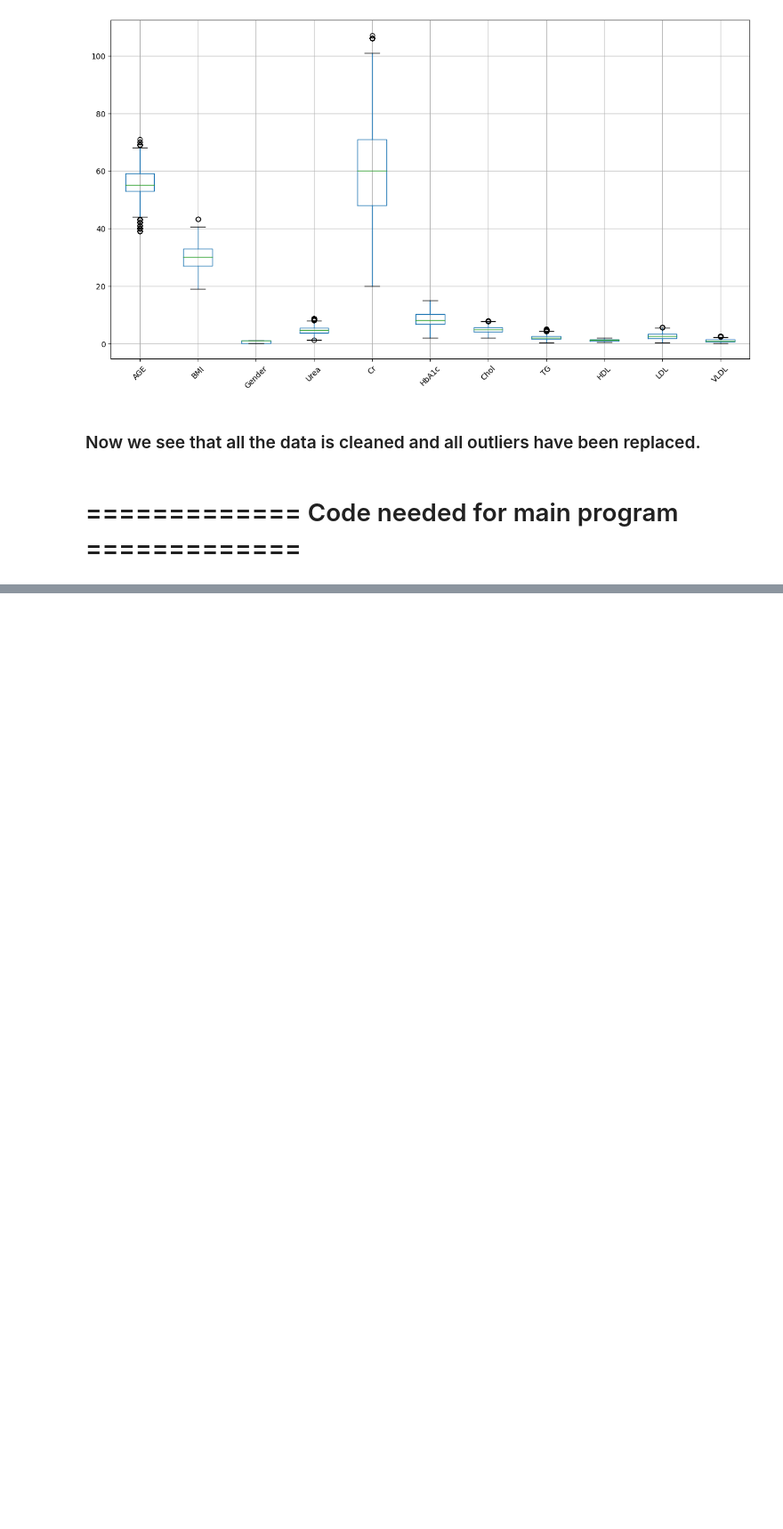
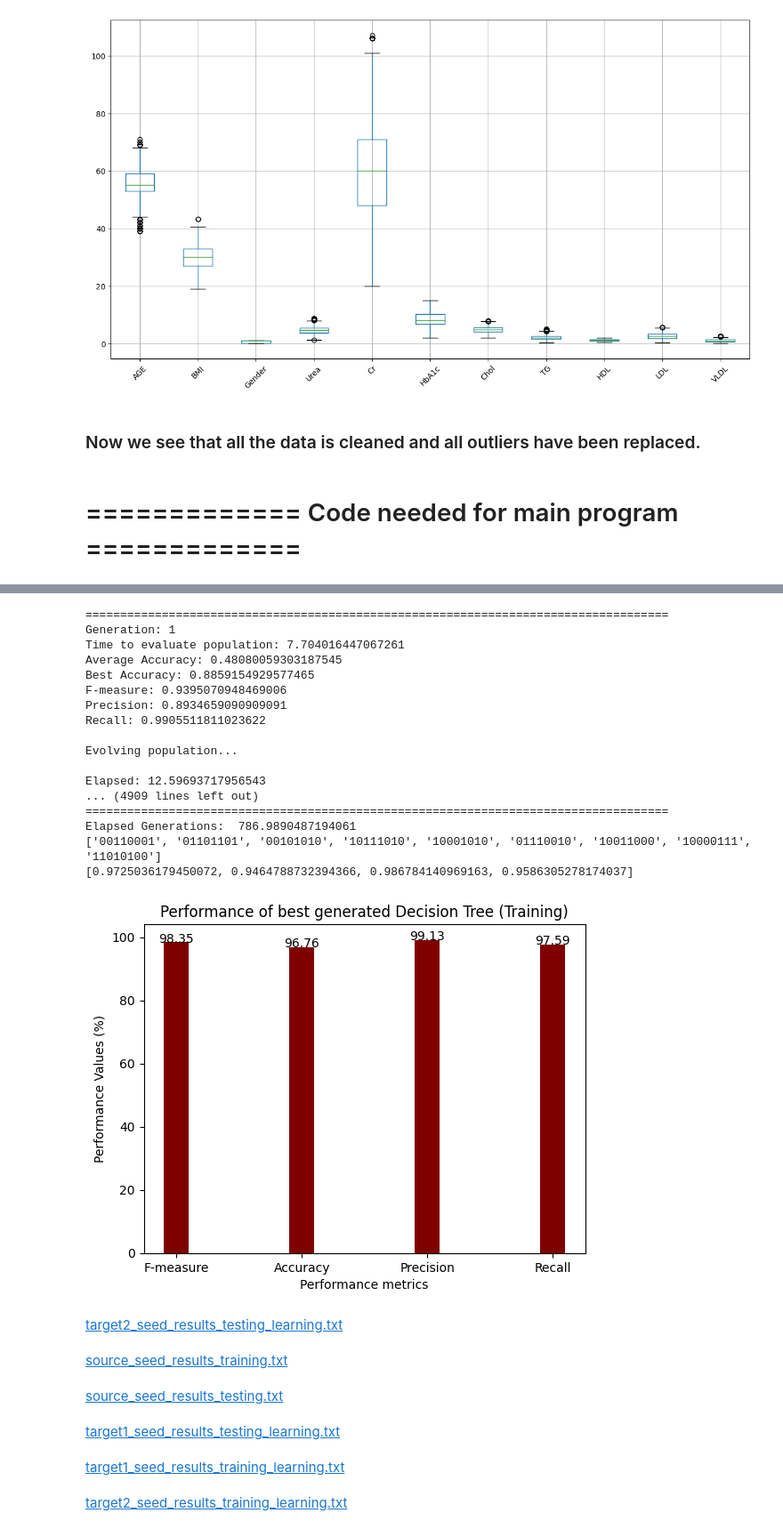
Before and after one commit to JsteReubsSoftware/COS710-Assignment3-GE, a Jupyter notebook: cos710-assignment3-ge.ipynb, the cells around one changed output, grey strips where cells are left out. Shown at 89% size. Drawn from its saved outputs; the diff is of its cells as text; code cells hidden in the pictures; blank space fills up the shorter version.

```diff
--- a/cos710-assignment3-ge.ipynb
+++ b/cos710-assignment3-ge.ipynb
@@ -1080,0 +1309,51 @@ print(arr_tree)
+# %%
+random.seed(22334455)
+# run target two dataset - training with learning
+data_clean = target_two_data_clean
+population_size = 190
+max_depth=5
+generations = 41
+chromosome_min_limit = 8
+chromosome_max_limit = 22 # number of codons that are allowed in one chromosome
+tourney_size = 2
+mutation_rate = 0.125
+crossover_rate = 0.85
+params = [generations, population_size, max_depth, chromosome_min_limit, chromosome_max_limit, tourney_size, mutation_rate, crossover_rate]
+file_name = "target2_seed_results_training_learning.txt"
+
+best_run = train_program(data_clean, params, file_name, target_two_data_results['with_learning'], 'target-two', source_individual=source_individual_best)
+
+# test target one dataset - with learning
+trained_tree = best_run[1]
+file_name = "target2_seed_results_testing_learning.txt"
+test_program(target_two_data_results['with_learning'], data_clean, trained_tree, file_name, max_depth)
+
+folder_path = 'results'
+
+for file in os.listdir('/kaggle/working/' + folder_path):
+    display(HTML('<a href=' + folder_path + '/' + file + '>' + file + '</a>'))
+# %% [output]
+====================================================================================
+Generation: 1
+Time to evaluate population: 7.704016447067261
+Average Accuracy: 0.48080059303187545
+Best Accuracy: 0.8859154929577465
+F-measure: 0.9395070948469006
+Precision: 0.8934659090909091
+Recall: 0.9905511811023622
+
+Evolving population...
+
+Elapsed: 12.59693717956543
+... (4909 lines left out)
+====================================================================================
+Elapsed Generations:  786.9890487194061
+['00110001', '01101101', '00101010', '10111010', '10001010', '01110010', '10011000', '10000111', '11010100']
+[0.9725036179450072, 0.9464788732394366, 0.986784140969163, 0.9586305278174037]
+[figure, added]
+target2_seed_results_testing_learning.txt
+source_seed_results_training.txt
+source_seed_results_testing.txt
+target1_seed_results_testing_learning.txt
+target1_seed_results_training_learning.txt
+target2_seed_results_training_learning.txt
```
Also changed, not shown: parts of 23 cells of this notebook.
